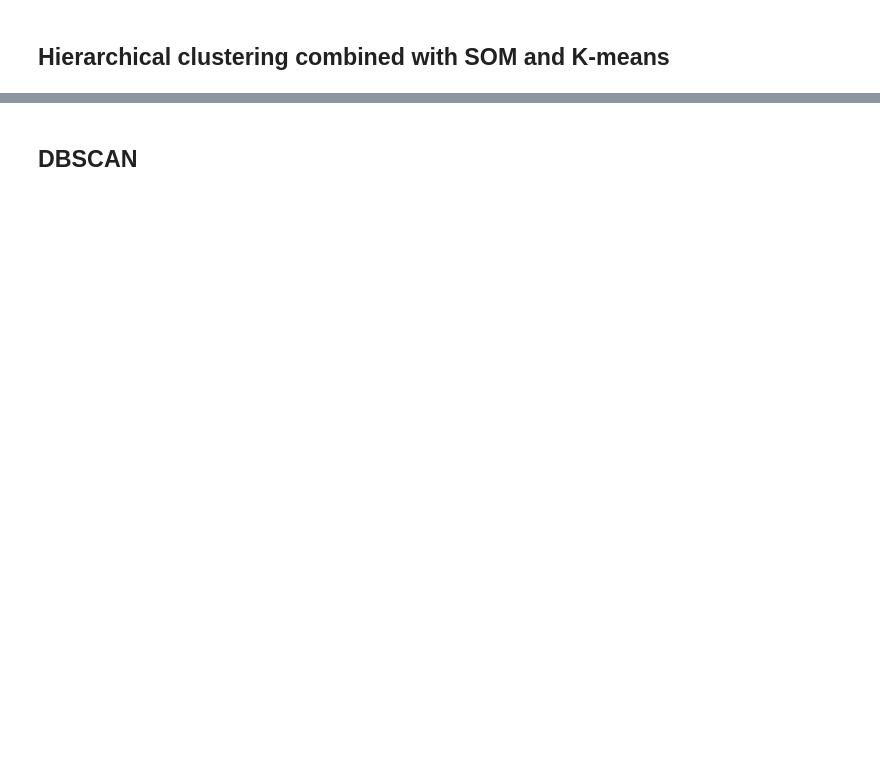
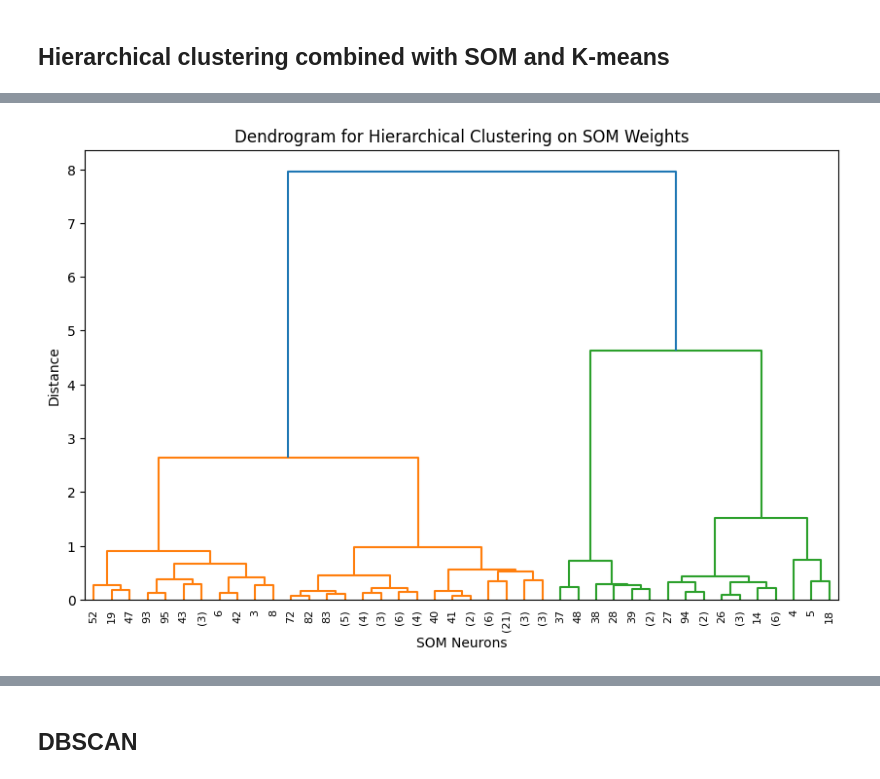
Before and after one commit to gugaaa1904/Data_Mining, a Jupyter notebook: Group 51 Clustering.ipynb, the cells around one changed output, grey strips where cells are left out. Drawn from its saved outputs; the diff is of its cells as text; code cells hidden in the pictures; blank space fills up the shorter version.

```diff
--- a/Group 51 Clustering.ipynb
+++ b/Group 51 Clustering.ipynb
@@ -513,0 +534,32 @@ IndexError: only integers, slices (`:`), ellipsis (`...`), numpy.newaxis (`None`
+# %%
+from scipy.cluster.hierarchy import dendrogram, linkage, fcluster
+from minisom import MiniSom
+import numpy as np
+import matplotlib.pyplot as plt
+
+# Step 1: Train the SOM
+som_grid_x = 10  # Grid size
+som_grid_y = 10
+learning_rate = 0.5
+sigma = 1.0
+
+# Initialize and train the SOM
+som = MiniSom(x=som_grid_x, y=som_grid_y, input_len=group_1.shape[1], sigma=sigma, learning_rate=learning_rate)
+som.random_weights_init(group_1.values)
+som.train_random(group_1.values, 1000)
+
+# Step 2: Extract SOM neuron weights
+som_weights = som.get_weights().reshape(som_grid_x * som_grid_y, group_1.shape[1])
+
+# Step 3: Apply Hierarchical Clustering on SOM weights
+linkage_matrix = linkage(som_weights, method='ward')
+
+# Plot the dendrogram to identify clusters
+plt.figure(figsize=(10, 6))
+dendrogram(linkage_matrix, truncate_mode="level", p=5)
+plt.title("Dendrogram for Hierarchical Clustering on SOM Weights")
+plt.xlabel("SOM Neurons")
+plt.ylabel("Distance")
+plt.show()
+# %% [output]
+[figure, added]
```
Also changed, not shown: parts of 16 cells of this notebook, 2 other files.
